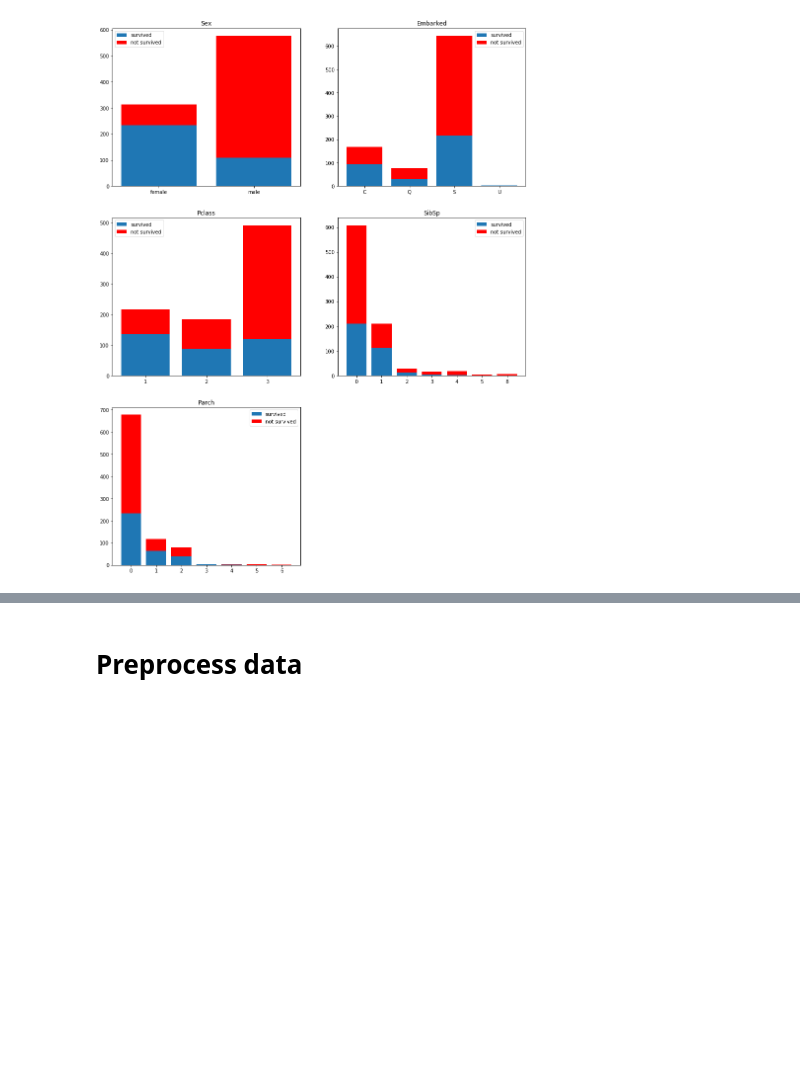
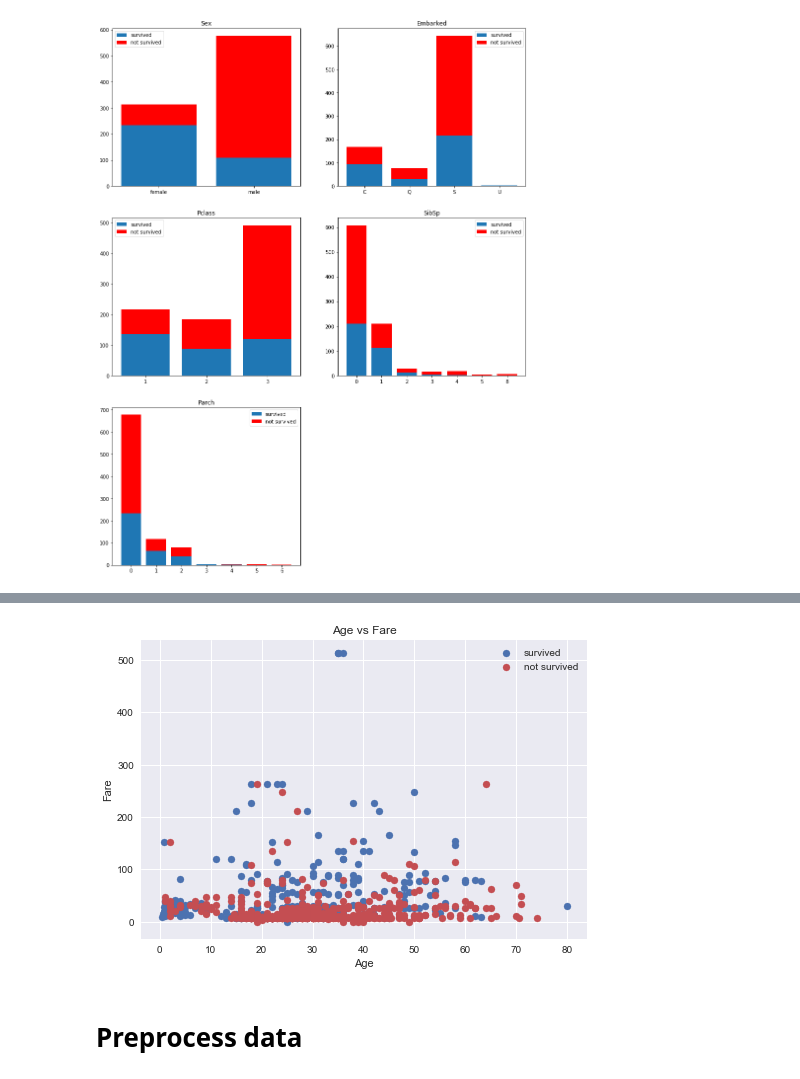
Before and after one commit to thomasbriner/kaggle_titanic, a Jupyter notebook: notebooks/Titanic-02.ipynb, the cells around one changed output, grey strips where cells are left out. Saved outputs shown, nothing was run; the diff lists cells and outputs as text; code cells hidden in the pictures; blank space fills up the shorter version.

```diff
--- a/notebooks/Titanic-02.ipynb
+++ b/notebooks/Titanic-02.ipynb
@@ -98 +127,11 @@ plt.show()
+# %%
+plt.scatter(train.loc[train['Survived'] == 1, 'Age'], train.loc[train['Survived'] == 1, 'Fare'])
+plt.scatter(train.loc[train['Survived'] == 0, 'Age'], train.loc[train['Survived'] == 0, 'Fare'],color='r')
+plt.legend(('survived', 'not survived'))
+plt.title('Age vs Fare')
+plt.xlabel('Age')
+plt.ylabel('Fare')
+plt.show()
+# %% [output]
+[figure, added]
 # %% [markdown]
```
Also changed, not shown: parts of 2 cells of this notebook.
